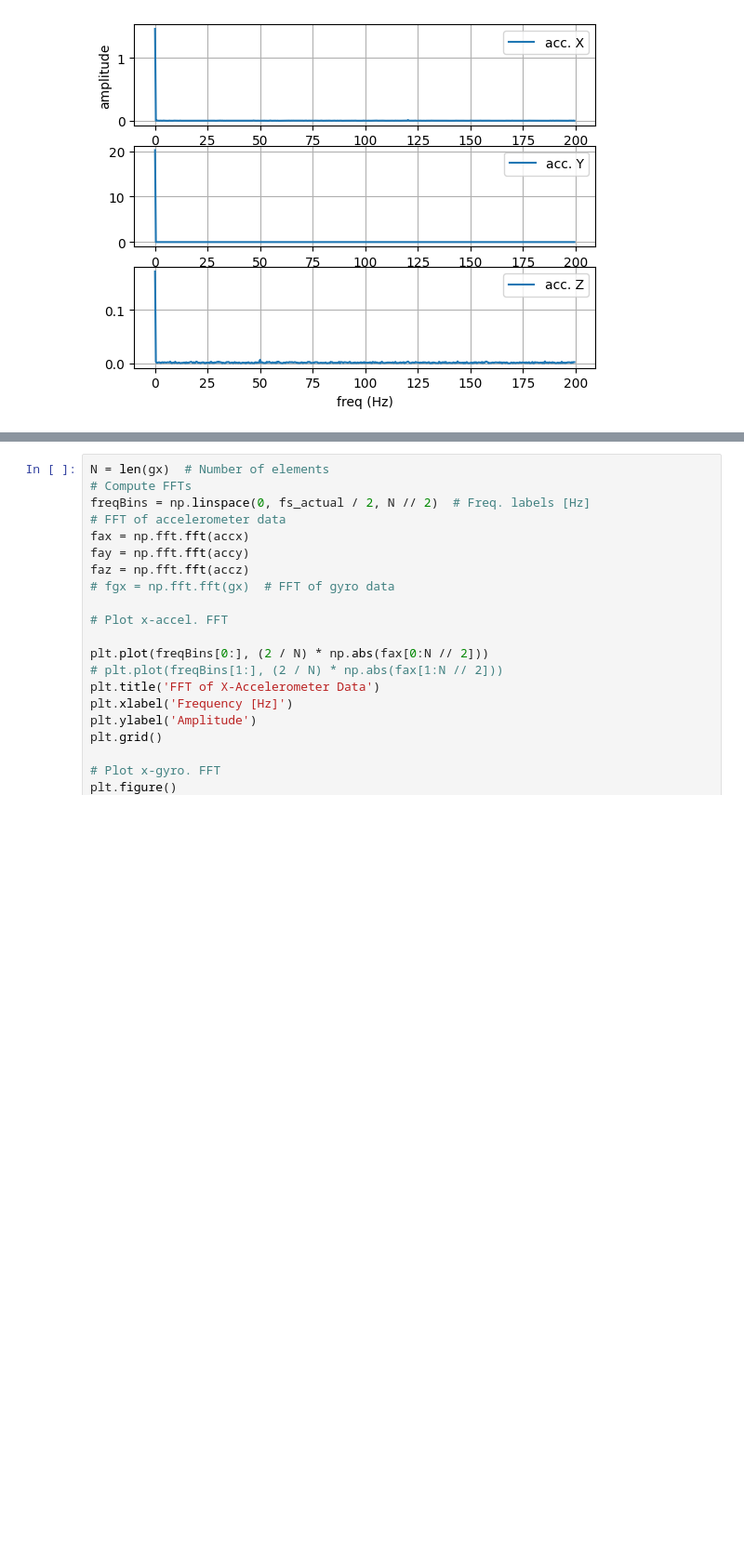
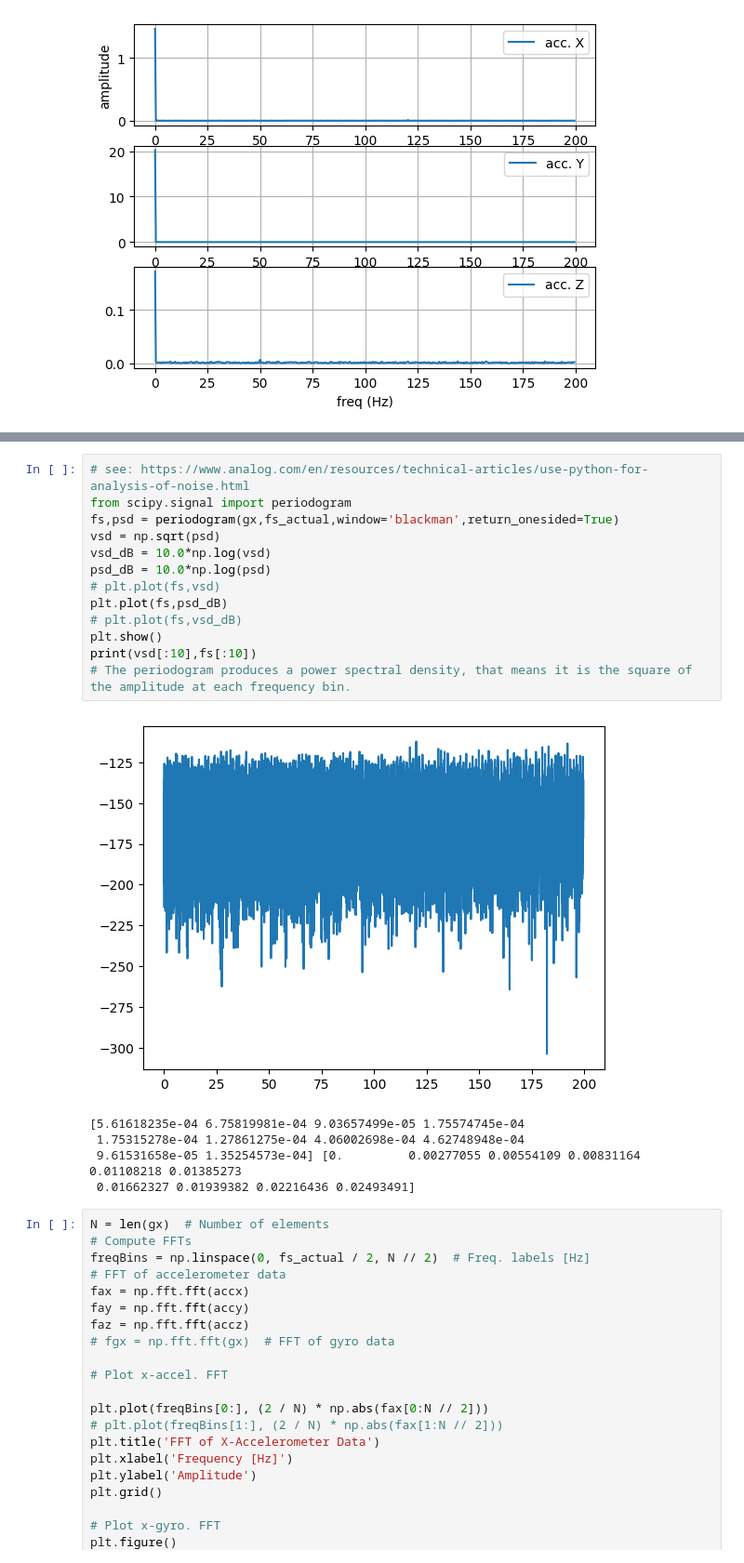
Before and after one commit to diplodocuslongus/depthai2know, a Jupyter notebook: IMU/imu_noise_characterization.ipynb, the cells around one changed output, grey strips where cells are left out. Shown at 93% size. Drawn from its saved outputs; the diff is of its cells as text; blank space fills up the shorter version.

```diff
--- a/IMU/imu_noise_characterization.ipynb
+++ b/IMU/imu_noise_characterization.ipynb
@@ -518,3 +533,22 @@ print(vsd[:10],fs[:10])
+# %%
+# see: https://www.analog.com/en/resources/technical-articles/use-python-for-analysis-of-noise.html
+from scipy.signal import periodogram
+fs,psd = periodogram(gx,fs_actual,window='blackman',return_onesided=True)
+vsd = np.sqrt(psd)
+vsd_dB = 10.0*np.log(vsd)
+psd_dB = 10.0*np.log(psd)
+# plt.plot(fs,vsd)
+plt.plot(fs,psd_dB)
+# plt.plot(fs,vsd_dB)
+plt.show()
+print(vsd[:10],fs[:10])
+# The periodogram produces a power spectral density, that means it is the square of the amplitude at each frequency bin.
+# %% [output]
+[figure, added]
+[5.61618235e-04 6.75819981e-04 9.03657499e-05 1.75574745e-04
+ 1.75315278e-04 1.27861275e-04 4.06002698e-04 4.62748948e-04
+ 9.61531658e-05 1.35254573e-04] [0.         0.00277055 0.00554109 0.00831164 0.01108218 0.01385273
+ 0.01662327 0.01939382 0.02216436 0.02493491]
 # %%
 N = len(gx)  # Number of elements
 # Compute FFTs
```
Also changed, not shown: parts of 14 cells of this notebook, 14 other files.
